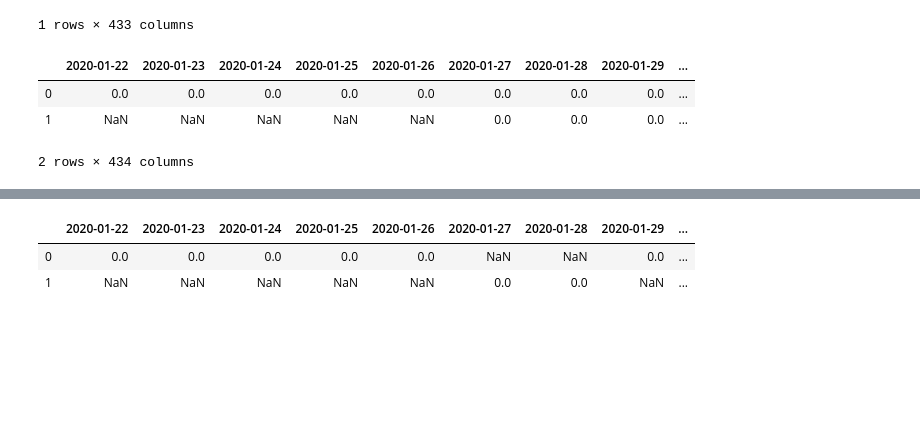
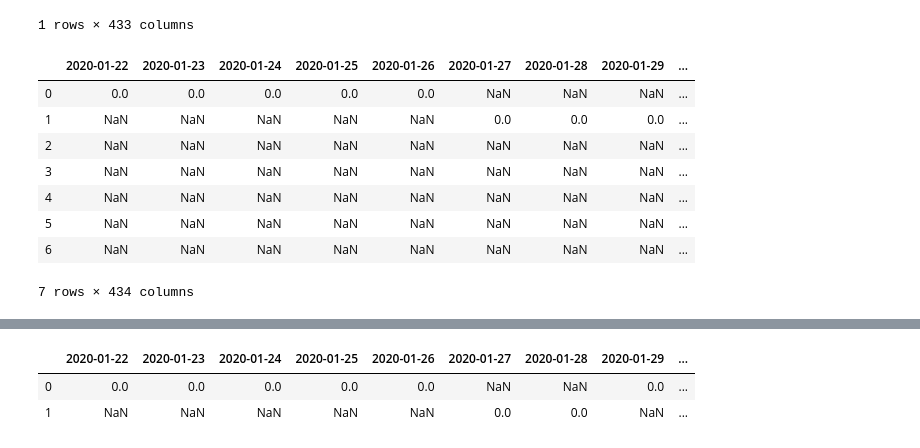
Before and after one commit to mariushes/DataViz_PortugalCovidDashboard, a Jupyter notebook: Notebooks/timeline_slider.ipynb, the cells around one changed output, grey strips where cells are left out. Cells and saved outputs as stored; diff of their text form; code cells hidden in the pictures; blank space fills up the shorter version.

Commit message:
Updated color interval function

```diff
--- a/Notebooks/timeline_slider.ipynb
+++ b/Notebooks/timeline_slider.ipynb
@@ -4,6 +4,7 @@ import plotly.graph_objects as go
 import pandas as pd
 import numpy as np
 
+pd.options.display.max_columns = 100
 
 import datetime
 # %%
@@ -17,17 +18,37 @@ portugal_new_infections_7average_data
 1 rows × 433 columns
 # %%
 def color_interval(df,start, end, color):
-    date_list = date_range(start, end)
-    values = df.loc[0,date_list]
-    nan_array = np.empty(len(date_list))
-    nan_array[:] = np.NaN
-    #df.loc[0,date_list] = nan_array
-    nan_array = np.empty(len(df.columns))
-    nan_array[:] = np.NaN
-    new_position = len(df.index)
-    df.loc[new_position] = nan_array
-    df.loc[new_position,date_list] = values
-    df.loc[new_position,"color"] = color
+    zero_index = 0
+    last_date = df.columns.tolist()[-2]
+    first_date = df.columns.tolist()[0]
+    for i in range(len(start)):
+        date_list = date_range(start[i], end[i])
+
+        # get time interval values
+        values = df.loc[zero_index,date_list]
+
+        # fill up new trace
+        nan_array = np.empty(len(df.columns))
+        nan_array[:] = np.NaN
+        new_position = len(df.index)
+        df.loc[new_position] = nan_array
+        df.loc[new_position,date_list] = values
+        df.loc[new_position,"color"] = color[i]
+
+
+        date_list_from_start = date_range(start[i], last_date)
+        date_list_from_end = date_range((datetime.date.fromisoformat(end[i])+datetime.timedelta(1)).isoformat(), last_date)
+
+        nan_array = np.empty(len(date_list_from_start))
+        nan_array[:] = np.NaN
+        values = df.loc[zero_index,date_list_from_end]
+        zero_color = df.at[zero_index,"color"]
+        df.loc[zero_index,date_list_from_start] = nan_array
+        zero_index = len(df.index)
+        df.loc[zero_index,date_list_from_end] = values
+        df.at[zero_index,"color"]=zero_color
+
+
     return df
 # %%
 def date_range(date1, date2):
@@ -40,12 +61,17 @@ def date_range(date1, date2):
 # %%
 portugal_new_infections_7average_data_color = portugal_new_infections_7average_data.copy()
 portugal_new_infections_7average_data_color["color"] = ["green"]
-color_interval(portugal_new_infections_7average_data_color, "2020-01-27", "2020-01-29", "white")
+color_interval(portugal_new_infections_7average_data_color, ["2020-01-27", "2020-02-10","2020-11-18"], ["2020-01-29","2020-02-15","2020-12-18"], ["white", "black", "yellow"])
 # %% [output]
 |  | 2020-01-22 | 2020-01-23 | 2020-01-24 | 2020-01-25 | 2020-01-26 | 2020-01-27 | 2020-01-28 | 2020-01-29 | ... |
-| 0 | 0.0 | 0.0 | 0.0 | 0.0 | 0.0 | 0.0 | 0.0 | 0.0 | ... |
+| 0 | 0.0 | 0.0 | 0.0 | 0.0 | 0.0 | NaN | NaN | NaN | ... |
 | 1 | NaN | NaN | NaN | NaN | NaN | 0.0 | 0.0 | 0.0 | ... |
+| 2 | NaN | NaN | NaN | NaN | NaN | NaN | NaN | NaN | ... |
+| 3 | NaN | NaN | NaN | NaN | NaN | NaN | NaN | NaN | ... |
+| 4 | NaN | NaN | NaN | NaN | NaN | NaN | NaN | NaN | ... |
+| 5 | NaN | NaN | NaN | NaN | NaN | NaN | NaN | NaN | ... |
+| 6 | NaN | NaN | NaN | NaN | NaN | NaN | NaN | NaN | ... |
-2 rows × 434 columns
+7 rows × 434 columns
 # %%
 data = []
 for i in range(len(portugal_new_infections_7average_data_color.values.tolist())):
```
Also changed, not shown: parts of 1 cell of this notebook, 2 other files.
